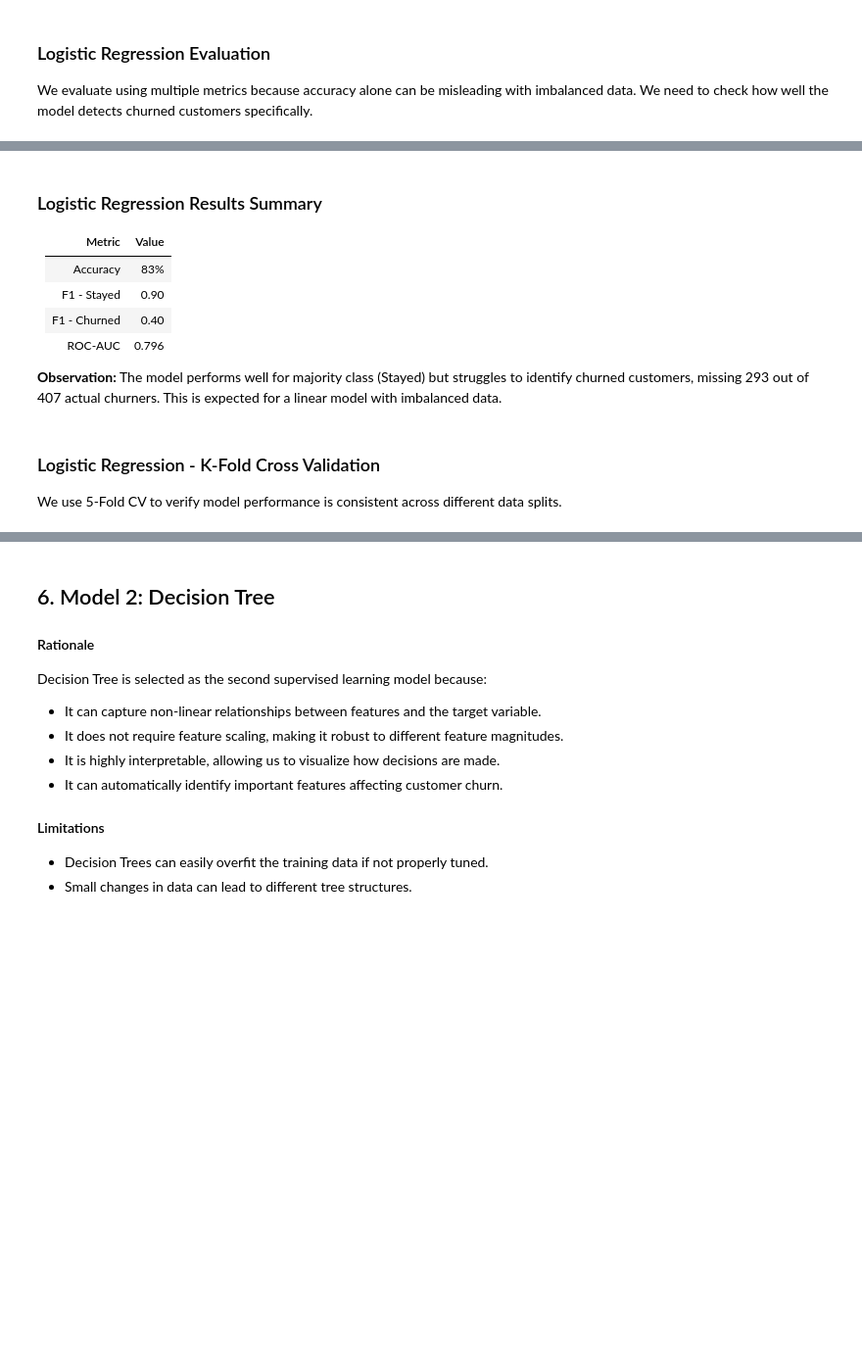
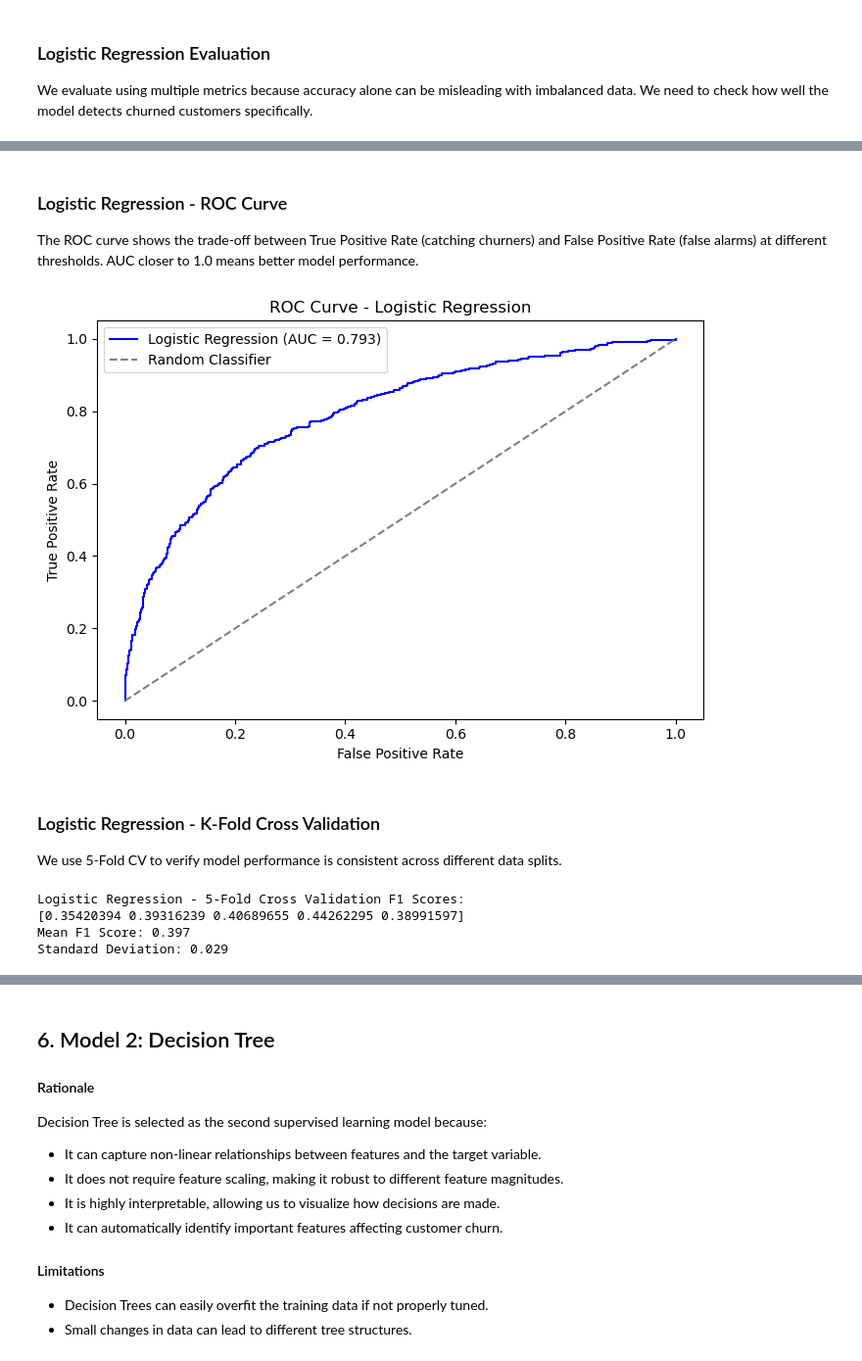
Before and after one commit to itsWesam/SWE485-Project-Group4, a Jupyter notebook: Phase1_Supervised_Learning.ipynb, the cells around one changed output, grey strips where cells are left out. Shown at 98% size. Cells and saved outputs as stored; diff of their text form; code cells hidden in the pictures; blank space fills up the shorter version.

```diff
--- a/Phase1_Supervised_Learning.ipynb
+++ b/Phase1_Supervised_Learning.ipynb
@@ -137,0 +153,27 @@ print("Accuracy:", accuracy_score(y_test, lr_pred))
+# %%
+from sklearn.model_selection import GridSearchCV
+
+# Define hyperparameter grid
+param_grid = {
+    'C': [0.01, 0.1, 1, 10],           # regularization strength
+    'solver': ['lbfgs', 'liblinear']    # optimization algorithm
+}
+
+# Grid search with 5-fold cross validation
+grid_search = GridSearchCV(
+    LogisticRegression(max_iter=1000, random_state=42),
+    param_grid,
+    cv=5,
+    scoring='f1',
+    verbose=1
+)
+
+grid_search.fit(X_train, y_train)
+
+print("Best Parameters:", grid_search.best_params_)
+print("Best F1 Score:", grid_search.best_score_.round(3))
+
+# Retrain with best parameters
+lr_model = grid_search.best_estimator_
+lr_pred = lr_model.predict(X_test)
+print("Accuracy with best params:", round(accuracy_score(y_test, lr_pred), 3))
@@ -163,16 +222,26 @@ print("ROC-AUC Score:", roc_auc_score(y_test, lr_proba))
-# %% [markdown]
-### Logistic Regression Results Summary
-
-| Metric | Value |
-|--------|-------|
-| Accuracy | 83% |
-| F1 - Stayed | 0.90 |
-| F1 - Churned | 0.40 |
-| ROC-AUC | 0.796 |
-
-**Observation:** The model performs well for majority class (Stayed) but
-struggles to identify churned customers, missing 293 out of 407 actual churners.
-This is expected for a linear model with imbalanced data.
+# %% [markdown]
+### Logistic Regression - ROC Curve
+The ROC curve shows the trade-off between True Positive Rate (catching churners)
+and False Positive Rate (false alarms) at different thresholds.
+AUC closer to 1.0 means better model performance.
+# %%
+# Calculate ROC curve points
+lr_proba = lr_model.predict_proba(X_test)[:,1]
+fpr, tpr, thresholds = roc_curve(y_test, lr_proba)
+auc_score = roc_auc_score(y_test, lr_proba)
+
+# Plot ROC Curve
+plt.figure(figsize=(7,5))
+plt.plot(fpr, tpr, color='blue', label=f'Logistic Regression (AUC = {auc_score:.3f})')
+plt.plot([0,1], [0,1], color='gray', linestyle='--', label='Random Classifier')
+plt.xlabel('False Positive Rate')
+plt.ylabel('True Positive Rate')
+plt.title('ROC Curve - Logistic Regression')
+plt.legend()
+plt.tight_layout()
+plt.show()
+# %% [output]
+[figure, added]
 # %% [markdown]
 ### Logistic Regression - K-Fold Cross Validation
 We use 5-Fold CV to verify model performance is consistent across different data splits.
@@ -184,3 +253,8 @@ print("Logistic Regression - 5-Fold Cross Validation F1 Scores:")
 print(lr_cv_scores)
 print("Mean F1 Score:", lr_cv_scores.mean().round(3))
 print("Standard Deviation:", lr_cv_scores.std().round(3))
+# %% [output]
+Logistic Regression - 5-Fold Cross Validation F1 Scores:
+[0.35420394 0.39316239 0.40689655 0.44262295 0.38991597]
+Mean F1 Score: 0.397
+Standard Deviation: 0.029
```
Also changed, not shown: parts of 14 cells of this notebook.
